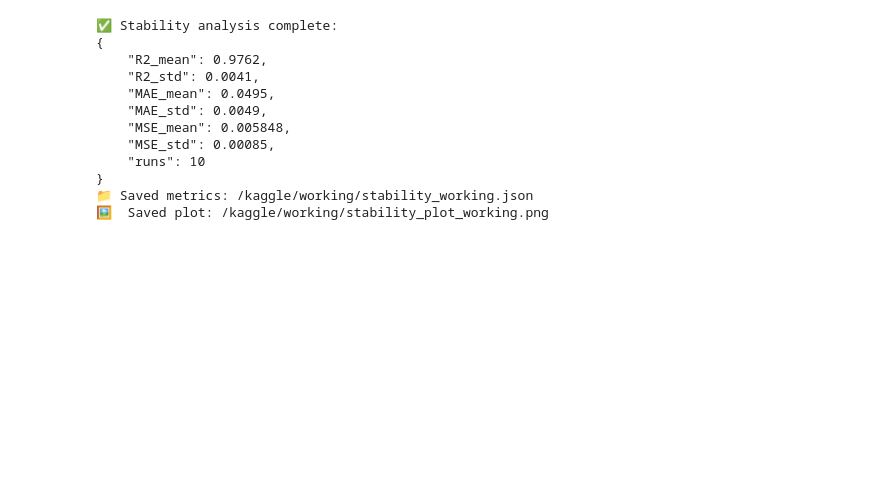
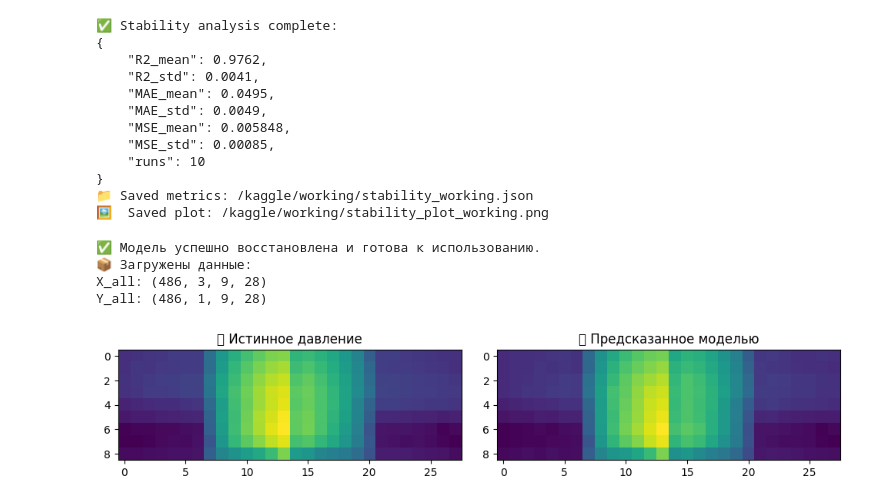
Before and after one commit to fzakharov129/wind_pressure_prediction_CNN, a Jupyter notebook: notebooks/03_final_config_stability.ipynb, the cells around one changed output. Saved outputs shown, nothing was run; the diff lists cells and outputs as text; code cells hidden in the pictures; blank space fills up the shorter version.

```diff
--- a/notebooks/03_final_config_stability.ipynb
+++ b/notebooks/03_final_config_stability.ipynb
@@ -457,8 +459,8 @@ print(f"🖼️  Saved plot: {fig_path}")
 # class WindPressureCNN(nn.Module): ...
 
 # 📍 Укажи путь к конфигу и весам
-CONFIG_PATH = "/mnt/d/projects/wind_pressure_prediction_CNN/final_models/cnn_2e-04lr_64bs_ELU_16f/cnn_2e-04lr_64bs_ELU_16f.json"
-MODEL_SAVE_PATH = "/mnt/d/projects/wind_pressure_prediction_CNN/final_models/cnn_2e-04lr_64bs_ELU_16f/best_input_seed882593_ELU_Adam.pth"
+CONFIG_PATH = "/mnt/d/projects/wind_pressure_prediction_CNN/final_models/cnn_2e-04lr_64bs_ELU_16f_best/cnn_2e-04lr_64bs_ELU_16f.json"
+MODEL_SAVE_PATH = "/mnt/d/projects/wind_pressure_prediction_CNN/final_models/cnn_2e-04lr_64bs_ELU_16f_best/best_input_seed159646_ELU_Adam.pth"
 
 # ➤ Загружаем конфиг
 with open(CONFIG_PATH, "r") as f:
@@ -493,33 +495,39 @@ model.eval()  # переводим в режим оценки
 print("✅ Модель успешно восстановлена и готова к использованию.")
 
 # ➤ Путь к данным
-X_PATH = "/mnt/d/projects/wind_pressure_prediction_CNN/data/processed/cnn_input/X_cnn.npy"
-Y_PATH = "/mnt/d/projects/wind_pressure_prediction_CNN/data/processed/cnn_input/Y_cnn.npy"
+X_PATH = "/mnt/d/projects/wind_pressure_prediction_CNN/data/processed/cnn_input_case_id/X_cnn_case_id.npy"
+Y_PATH = "/mnt/d/projects/wind_pressure_prediction_CNN/data/processed/cnn_input_case_id/Y_cnn_case_id.npy"
 
 # ➤ Загрузка данных
 X_all = np.load(X_PATH)
 Y_all = np.load(Y_PATH)
 
 print("📦 Загружены данные:")
 print("X_all:", X_all.shape)
 print("Y_all:", Y_all.shape)
 
 # ➤ Выбор случайного примера
 idx = random.randint(0, len(X_all) - 1)
 X_sample = torch.tensor(X_all[idx:idx+1], dtype=torch.float32)  # shape: [1, C, H, W]
 Y_true = Y_all[idx]  # shape: [1, H, W] или [H, W]
 
 # ➤ Предсказание модели
 with torch.no_grad():
     Y_pred = model(X_sample).squeeze().cpu().numpy()
 
 # ➤ Визуализация
 fig, axs = plt.subplots(1, 2, figsize=(10, 4))
 axs[0].imshow(Y_true.squeeze(), cmap='viridis')
 axs[0].set_title("🎯 Истинное давление")
 
 axs[1].imshow(Y_pred.squeeze(), cmap='viridis')
 axs[1].set_title("🔮 Предсказанное моделью")
 
 plt.tight_layout()
 plt.show()
+# %% [output]
+✅ Модель успешно восстановлена и готова к использованию.
+📦 Загружены данные:
+X_all: (486, 3, 9, 28)
+Y_all: (486, 1, 9, 28)
+[figure, added]
```
Also changed, not shown: parts of 2 cells of this notebook, 2 other files.
